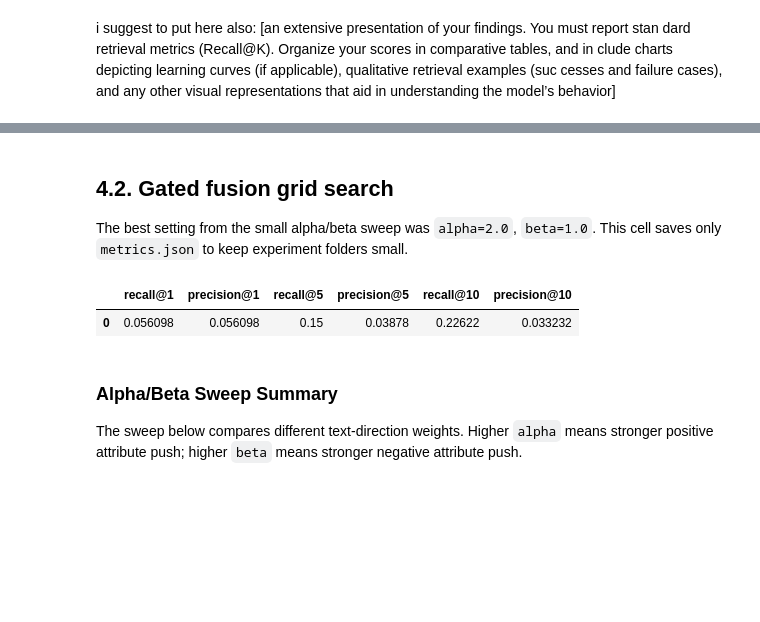
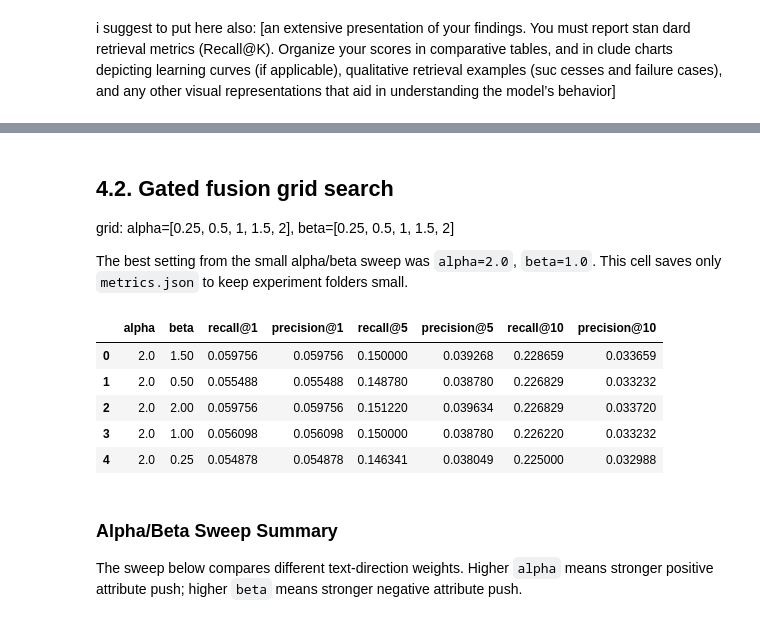
Before and after one commit to rimsha-afzal/compositional-image-retrieval, a Jupyter notebook: notebooks/working_notebook.ipynb, the cells around one changed output, grey strips where cells are left out. Drawn from its saved outputs; the diff is of its cells as text; code cells hidden in the pictures; blank space fills up the shorter version.

```diff
--- a/notebooks/working_notebook.ipynb
+++ b/notebooks/working_notebook.ipynb
@@ -246,24 +555,41 @@ where:
 # %% [markdown]
 ## 4.2. Gated fusion grid search
 
+grid: alpha=[0.25, 0.5, 1, 1.5, 2], beta=[0.25, 0.5, 1, 1.5, 2]
+
 The best setting from the small alpha/beta sweep was `alpha=2.0`, `beta=1.0`.
 This cell saves only `metrics.json` to keep experiment folders small.
-# %%
-result = run_baseline(
-    query_json=QUERY_JSON,
-    image_embedding_dir=IMAGE_EMBEDDING_DIR,
-    text_embedding_dir=TEXT_EMBEDDING_DIR,
-    output_dir=OUTPUT_DIR,
-    alpha=2.0,
-    beta=1.0,
-    save_predictions=False,
-    save_run_config=False,
-)
-
-pd.DataFrame([result["metrics"]])
-# %% [output]
-|  | recall@1 | precision@1 | recall@5 | precision@5 | recall@10 | precision@10 |
-| 0 | 0.056098 | 0.056098 | 0.15 | 0.03878 | 0.22622 | 0.033232 |
+# %%
+import itertools
+
+alphas = [0.25, 0.5, 1.0, 1.5, 2.0]
+betas = [0.25, 0.5, 1.0, 1.5, 2.0]
+
+grid_results = []
+for grid_alpha, grid_beta in itertools.product(alphas, betas):
+    grid_result = run_baseline(
+        query_json=baseline_query_json,
+        image_embedding_dir=baseline_image_embedding_dir,
+        text_embedding_dir=baseline_text_embedding_dir,
+        alpha=grid_alpha,
+        beta=grid_beta,
+        batch_size=batch_size,
+        device=device,
+        save_metrics=False,
+        save_predictions=False,
+        save_run_config=False,
+    )
+    grid_results.append({"alpha": grid_alpha, "beta": grid_beta, **grid_result["metrics"]})
+
+grid_summary = pd.DataFrame(grid_results)
+grid_summary.sort_values("recall@10", ascending=False).reset_index(drop=True).head(5)
+# %% [output]
+|  | alpha | beta | recall@1 | precision@1 | recall@5 | precision@5 | recall@10 | precision@10 |
+| 0 | 2.0 | 1.50 | 0.059756 | 0.059756 | 0.150000 | 0.039268 | 0.228659 | 0.033659 |
+| 1 | 2.0 | 0.50 | 0.055488 | 0.055488 | 0.148780 | 0.038780 | 0.226829 | 0.033232 |
+| 2 | 2.0 | 2.00 | 0.059756 | 0.059756 | 0.151220 | 0.039634 | 0.226829 | 0.033720 |
+| 3 | 2.0 | 1.00 | 0.056098 | 0.056098 | 0.150000 | 0.038780 | 0.226220 | 0.033232 |
+| 4 | 2.0 | 0.25 | 0.054878 | 0.054878 | 0.146341 | 0.038049 | 0.225000 | 0.032988 |
 # %% [markdown]
 ### Alpha/Beta Sweep Summary
 
```
Also changed, not shown: parts of 7 cells of this notebook.
